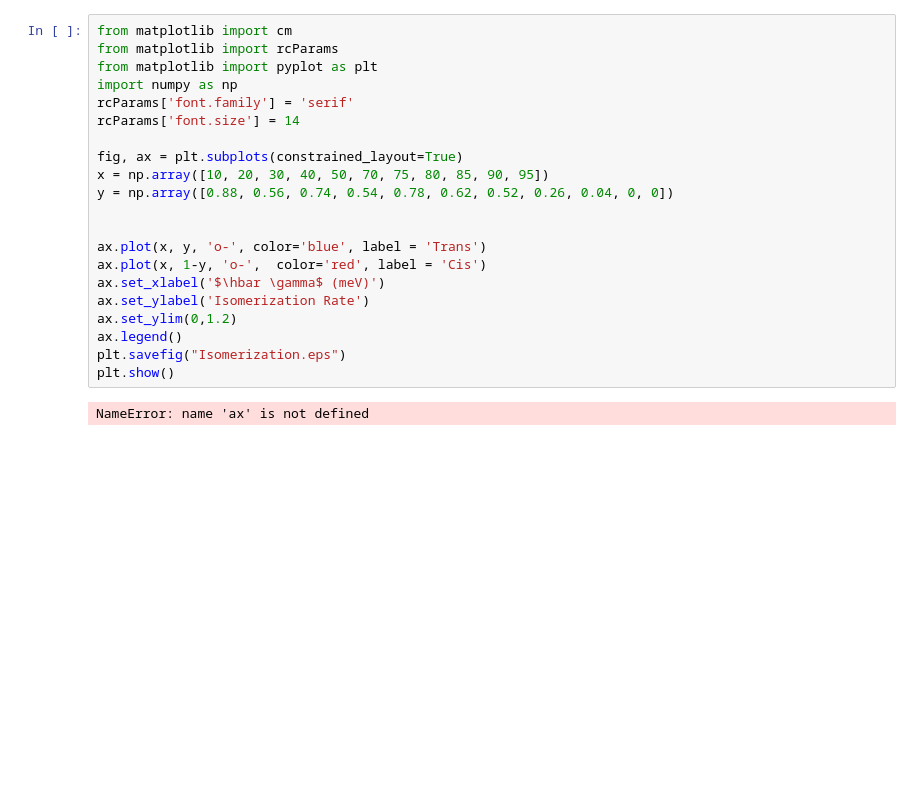
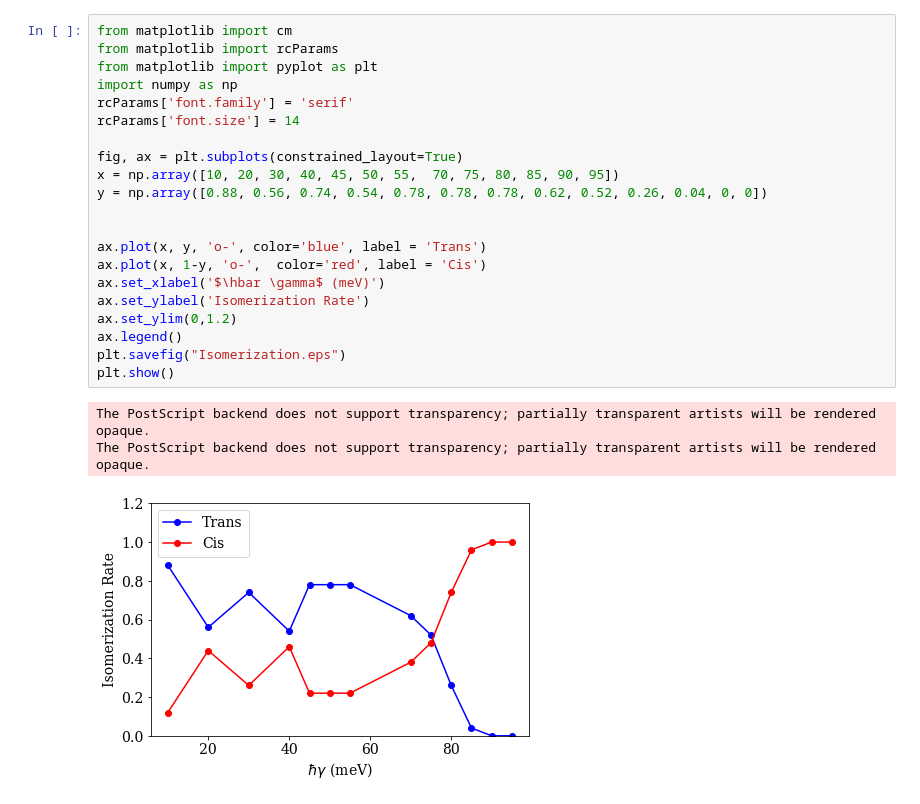
Before and after one commit to FoleyLab/PyCQED, a Jupyter notebook: Plot Isomerization.ipynb, the cells around one changed output. Drawn from its saved outputs; the diff is of its cells as text; blank space fills up the shorter version.

```diff
--- a/Plot Isomerization.ipynb
+++ b/Plot Isomerization.ipynb
@@ -1,23 +1,25 @@
 # %%
 from matplotlib import cm
 from matplotlib import rcParams
 from matplotlib import pyplot as plt
 import numpy as np
 rcParams['font.family'] = 'serif'
 rcParams['font.size'] = 14
 
 fig, ax = plt.subplots(constrained_layout=True)
-x = np.array([10, 20, 30, 40, 50, 70, 75, 80, 85, 90, 95])
-y = np.array([0.88, 0.56, 0.74, 0.54, 0.78, 0.62, 0.52, 0.26, 0.04, 0, 0])
+x = np.array([10, 20, 30, 40, 45, 50, 55,  70, 75, 80, 85, 90, 95])
+y = np.array([0.88, 0.56, 0.74, 0.54, 0.78, 0.78, 0.78, 0.62, 0.52, 0.26, 0.04, 0, 0])
 
 
 ax.plot(x, y, 'o-', color='blue', label = 'Trans')
 ax.plot(x, 1-y, 'o-',  color='red', label = 'Cis')
 ax.set_xlabel('$\hbar \gamma$ (meV)')
 ax.set_ylabel('Isomerization Rate')
 ax.set_ylim(0,1.2)
 ax.legend()
 plt.savefig("Isomerization.eps")
 plt.show()
 # %% [output]
-NameError: name 'ax' is not defined
+The PostScript backend does not support transparency; partially transparent artists will be rendered opaque.
+The PostScript backend does not support transparency; partially transparent artists will be rendered opaque.
+[figure, added]
```
Also changed, not shown: 11 other files.
